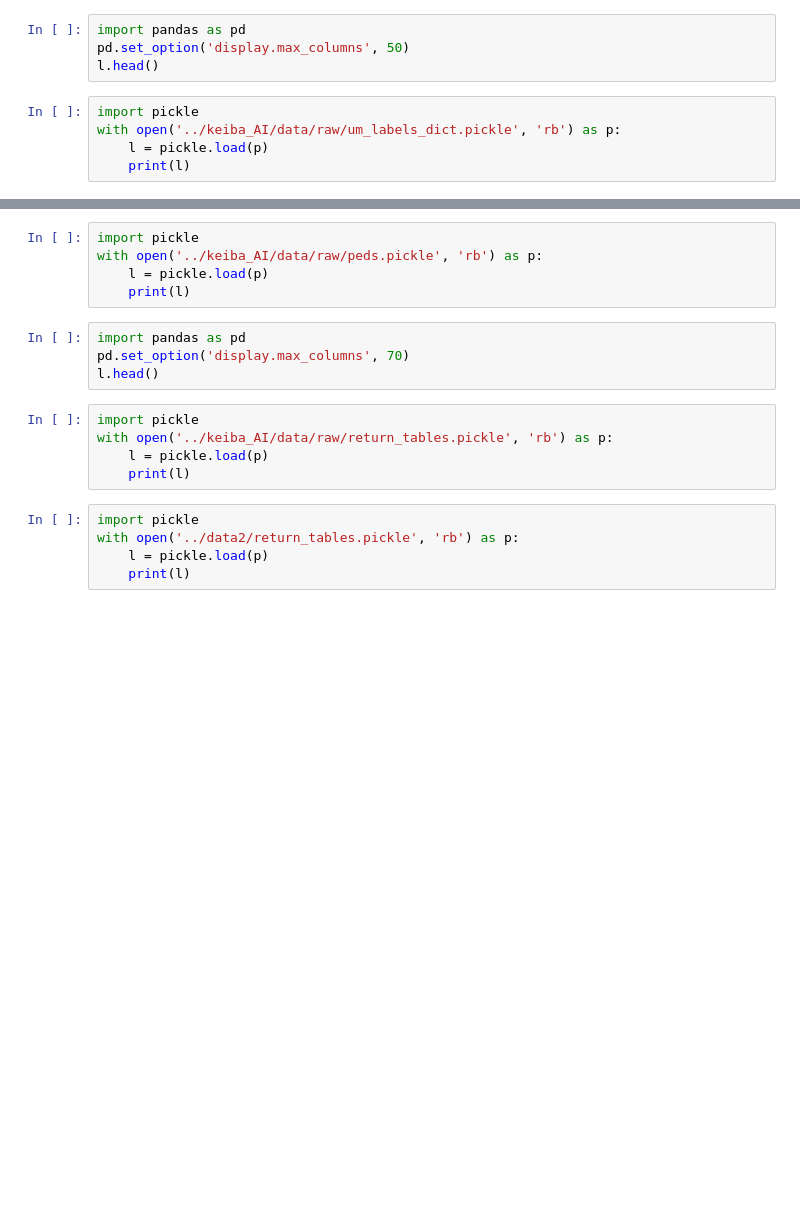
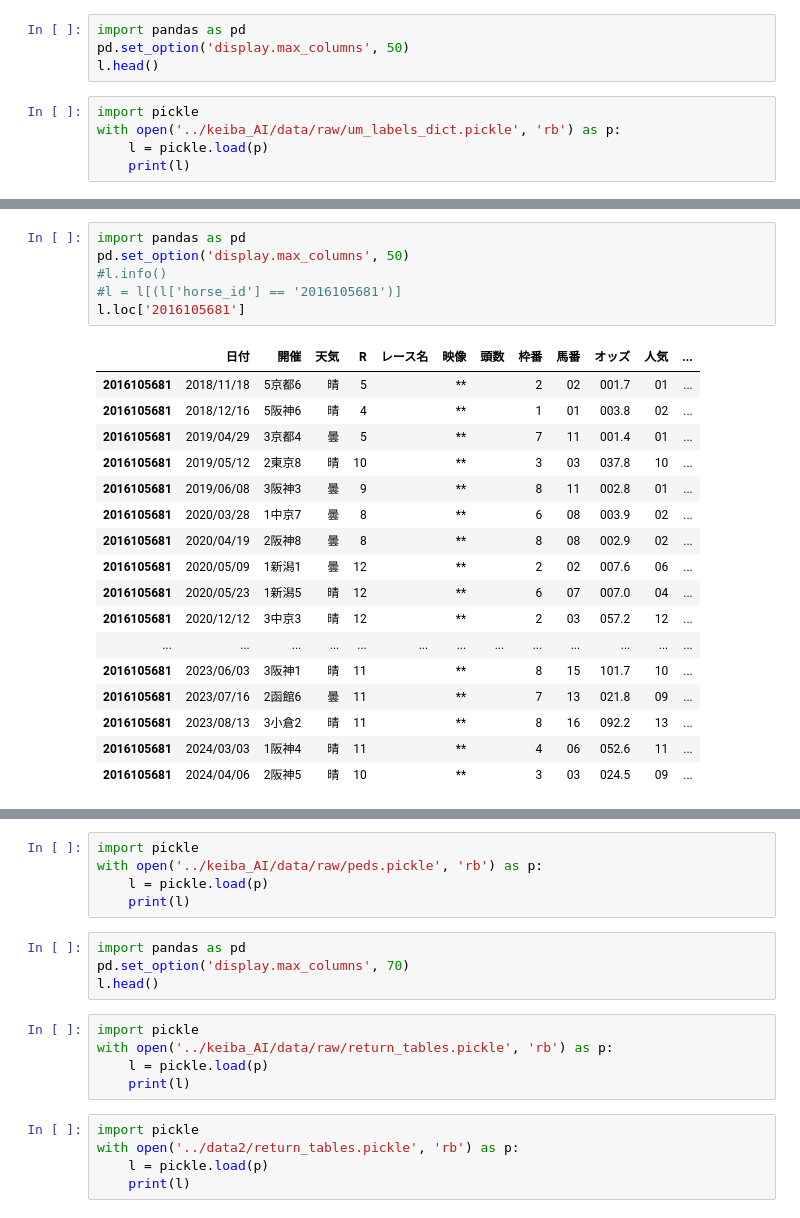
Before and after one commit to mk19828/keiba_2, a Jupyter notebook: keiba003_3.ipynb, the cells around one changed output, grey strips where cells are left out. Cells and saved outputs as stored; diff of their text form; blank space fills up the shorter version.

```diff
--- a/keiba003_3.ipynb
+++ b/keiba003_3.ipynb
@@ -346,3 +364,27 @@ Name: 202405020101, dtype: object
+# %%
+import pandas as pd
+pd.set_option('display.max_columns', 50)
+#l.info()
+#l = l[(l['horse_id'] == '2016105681')]
+l.loc['2016105681']
+# %% [output]
+|  | 日付 | 開催 | 天気 | R | レース名 | 映像 | 頭数 | 枠番 | 馬番 | オッズ | 人気 | ... |
+| 2016105681 | 2018/11/18 | 5京都6 | 晴 | 5 |  | ** |  | 2 | 02 | 001.7 | 01 | ... |
+| 2016105681 | 2018/12/16 | 5阪神6 | 晴 | 4 |  | ** |  | 1 | 01 | 003.8 | 02 | ... |
+| 2016105681 | 2019/04/29 | 3京都4 | 曇 | 5 |  | ** |  | 7 | 11 | 001.4 | 01 | ... |
+| 2016105681 | 2019/05/12 | 2東京8 | 晴 | 10 |  | ** |  | 3 | 03 | 037.8 | 10 | ... |
+| 2016105681 | 2019/06/08 | 3阪神3 | 曇 | 9 |  | ** |  | 8 | 11 | 002.8 | 01 | ... |
+| 2016105681 | 2020/03/28 | 1中京7 | 曇 | 8 |  | ** |  | 6 | 08 | 003.9 | 02 | ... |
+| 2016105681 | 2020/04/19 | 2阪神8 | 曇 | 8 |  | ** |  | 8 | 08 | 002.9 | 02 | ... |
+| 2016105681 | 2020/05/09 | 1新潟1 | 曇 | 12 |  | ** |  | 2 | 02 | 007.6 | 06 | ... |
+| 2016105681 | 2020/05/23 | 1新潟5 | 晴 | 12 |  | ** |  | 6 | 07 | 007.0 | 04 | ... |
+| 2016105681 | 2020/12/12 | 3中京3 | 晴 | 12 |  | ** |  | 2 | 03 | 057.2 | 12 | ... |
+| ... | ... | ... | ... | ... | ... | ... | ... | ... | ... | ... | ... | ... |
+| 2016105681 | 2023/06/03 | 3阪神1 | 晴 | 11 |  | ** |  | 8 | 15 | 101.7 | 10 | ... |
+| 2016105681 | 2023/07/16 | 2函館6 | 曇 | 11 |  | ** |  | 7 | 13 | 021.8 | 09 | ... |
+| 2016105681 | 2023/08/13 | 3小倉2 | 晴 | 11 |  | ** |  | 8 | 16 | 092.2 | 13 | ... |
+| 2016105681 | 2024/03/03 | 1阪神4 | 晴 | 11 |  | ** |  | 4 | 06 | 052.6 | 11 | ... |
+| 2016105681 | 2024/04/06 | 2阪神5 | 晴 | 10 |  | ** |  | 3 | 03 | 024.5 | 09 | ... |
 # %%
 import pickle
 with open('../keiba_AI/data/raw/results.pickle', 'rb') as p:
```
Also changed, not shown: parts of 16 cells of this notebook, 2 other files.
